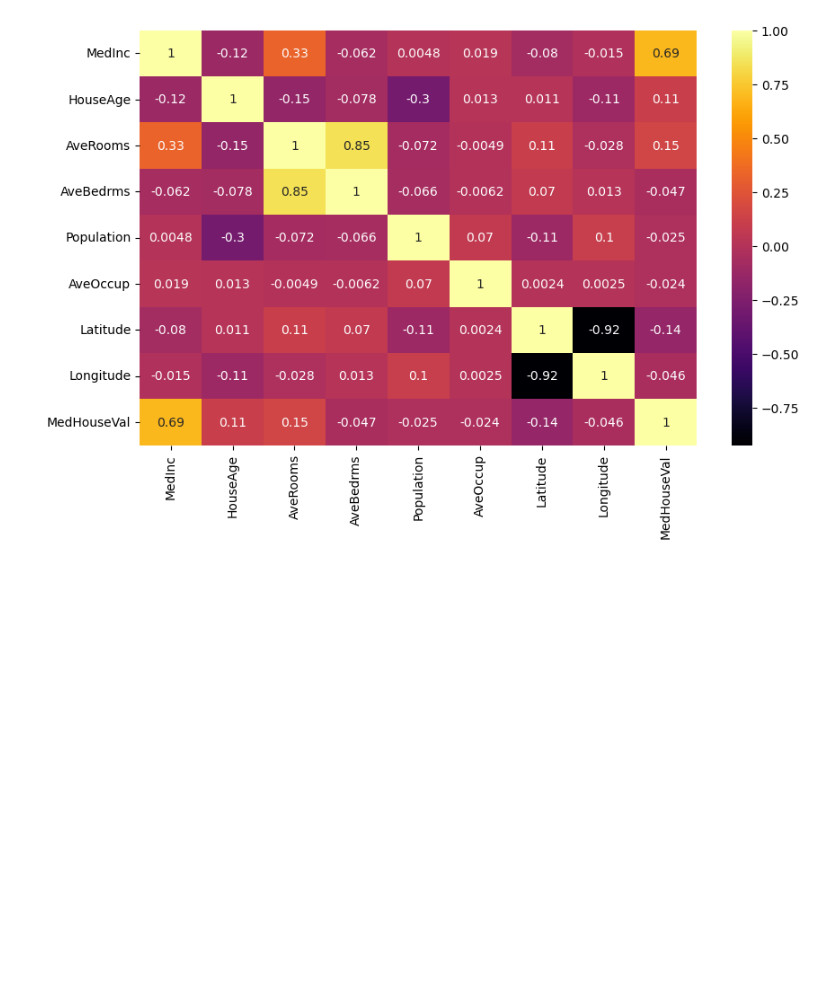
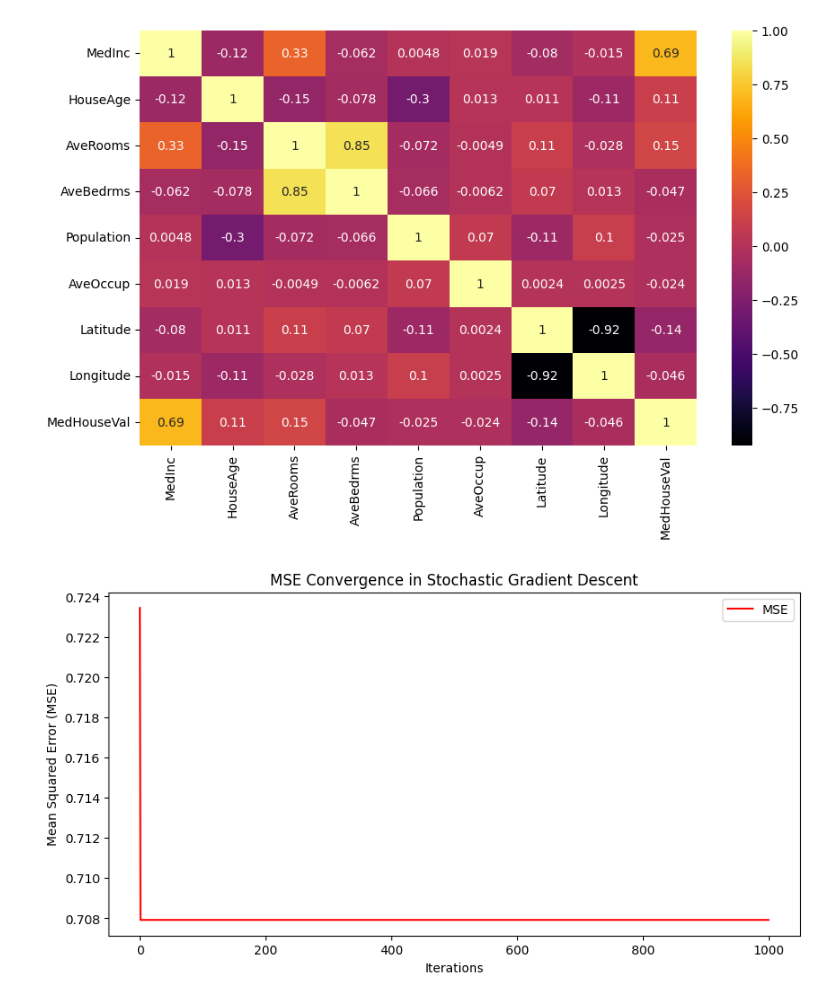
Before and after one commit to arwaguudle/Artificial-Intelligence-Coursework, a Jupyter notebook: Linear Regression.ipynb, the cells around one changed output. Cells and saved outputs as stored; diff of their text form; code cells hidden in the pictures; blank space fills up the shorter version.

```diff
--- a/Linear Regression.ipynb
+++ b/Linear Regression.ipynb
@@ -204,3 +204,37 @@ sns.heatmap(correlation, cmap="inferno", annot=True)
 # %% [output]
 <Axes: >
 [figure]
+# %%
+# Reinitialize parameters
+s_theta0i = 0
+s_theta1i = 0
+alpha = 0.01
+m = len(X_train_scaled)
+num_iterations = 1000
+mse_history = []
+
+# Stochastic Gradient Descent with MSE tracking
+for i in range(num_iterations):
+    total_error = 0
+    for j in range(m):
+        s_h_theta = s_theta0i + s_theta1i * X_train_scaled[j]
+        s_error = s_h_theta - y_train[j]
+
+        s_theta0i -= alpha * s_error
+        s_theta1i -= alpha * s_error * X_train_scaled[j]
+
+        total_error += s_error ** 2  # Sum of squared errors
+
+    mse = total_error / m  # Compute MSE
+    mse_history.append(mse)
+
+# Plot MSE over iterations
+plt.figure(figsize=(10, 5))
+plt.plot(range(num_iterations), mse_history, label="MSE", color="red")
+plt.xlabel("Iterations")
+plt.ylabel("Mean Squared Error (MSE)")
+plt.title("MSE Convergence in Stochastic Gradient Descent")
+plt.legend()
+plt.show()
+# %% [output]
+[figure, added]
```
Also changed, not shown: parts of 3 cells of this notebook.
